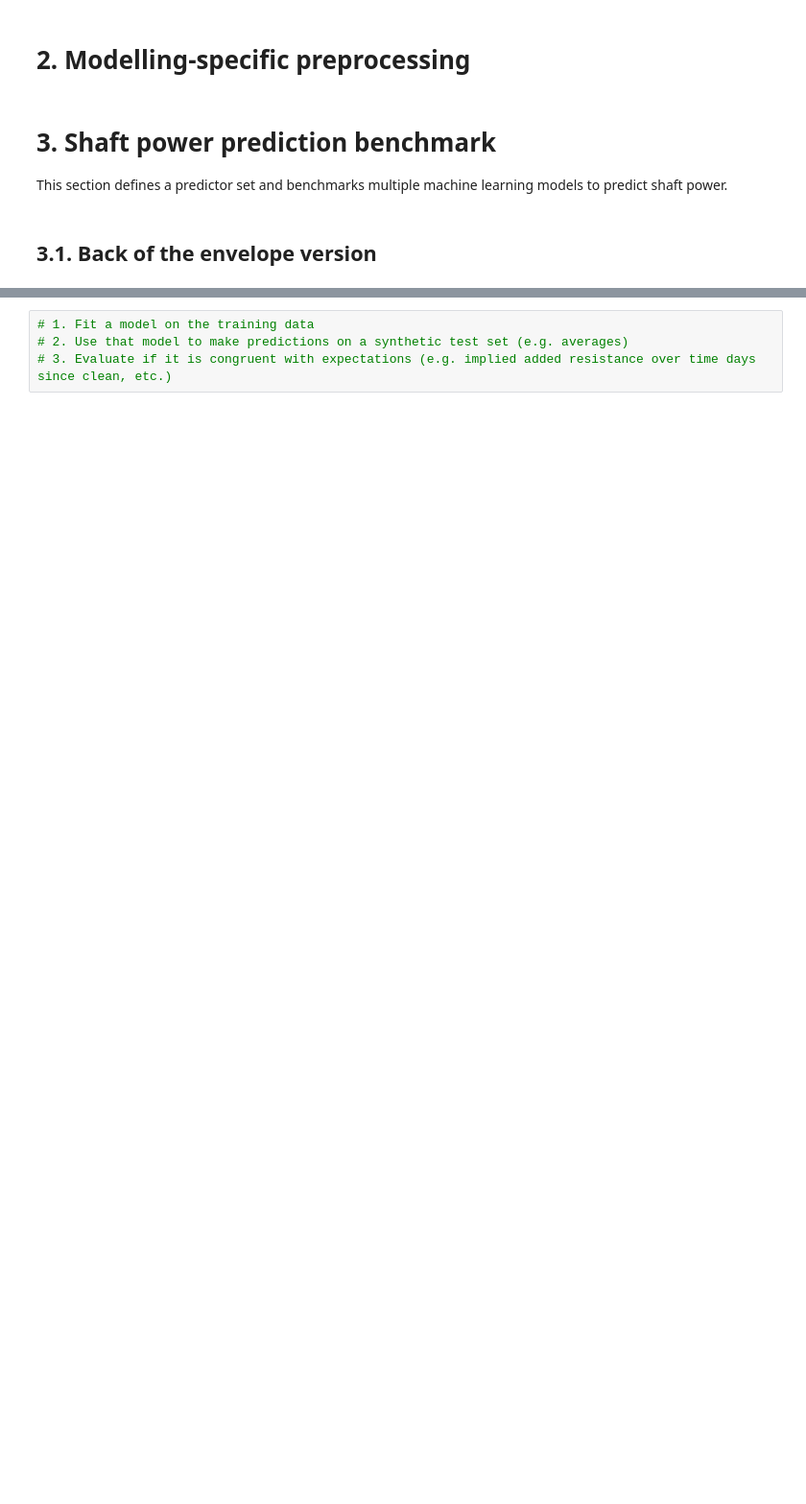
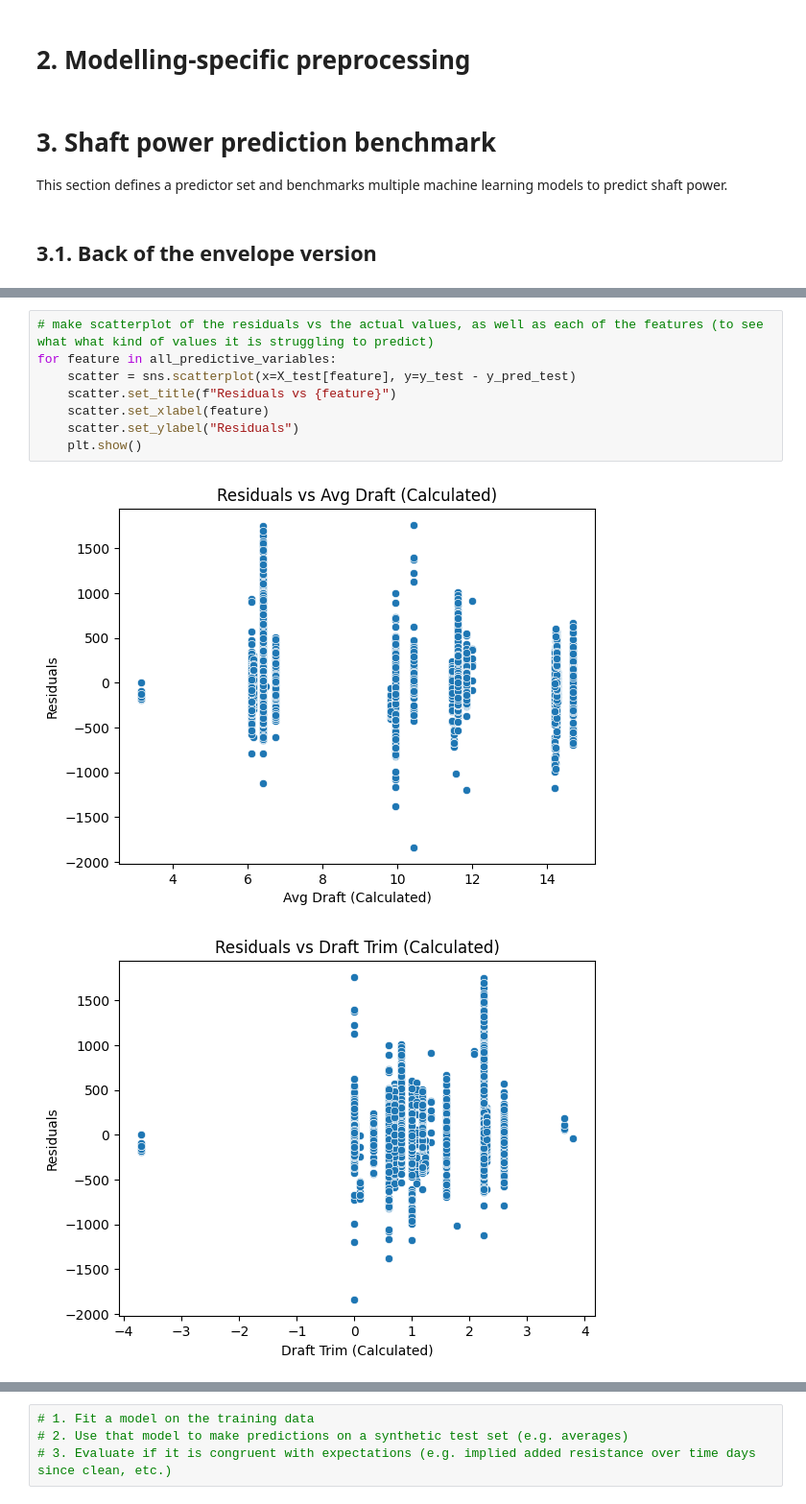
Before and after one commit to AugustBjerg/Master-s-thesis, a Jupyter notebook: code/modelling/notebooks/experimental.ipynb, the cells around one changed output, grey strips where cells are left out. Shown at 96% size. Saved outputs shown, nothing was run; the diff lists cells and outputs as text; blank space fills up the shorter version.

```diff
--- a/code/modelling/notebooks/experimental.ipynb
+++ b/code/modelling/notebooks/experimental.ipynb
@@ -222,0 +218,11 @@ Text(0, 0.5, 'Frequency')
+# %%
+# make scatterplot of the residuals vs the actual values, as well as each of the features (to see what what kind of values it is struggling to predict)
+for feature in all_predictive_variables:
+    scatter = sns.scatterplot(x=X_test[feature], y=y_test - y_pred_test)
+    scatter.set_title(f"Residuals vs {feature}")
+    scatter.set_xlabel(feature)
+    scatter.set_ylabel("Residuals")
+    plt.show()
+# %% [output]
+[figure, added]
+[figure, added]
```
Also changed, not shown: parts of 14 cells of this notebook, 3 other files.
